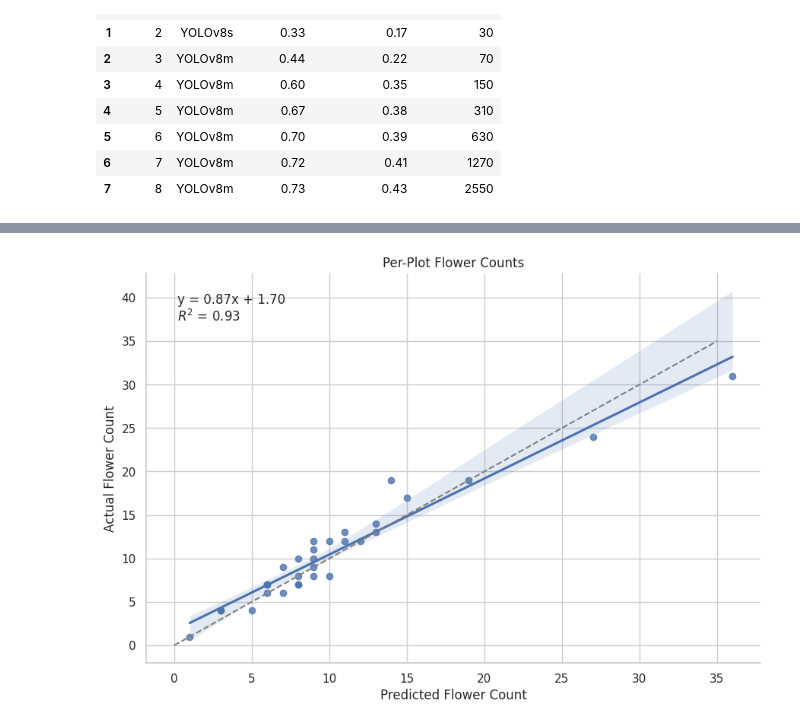
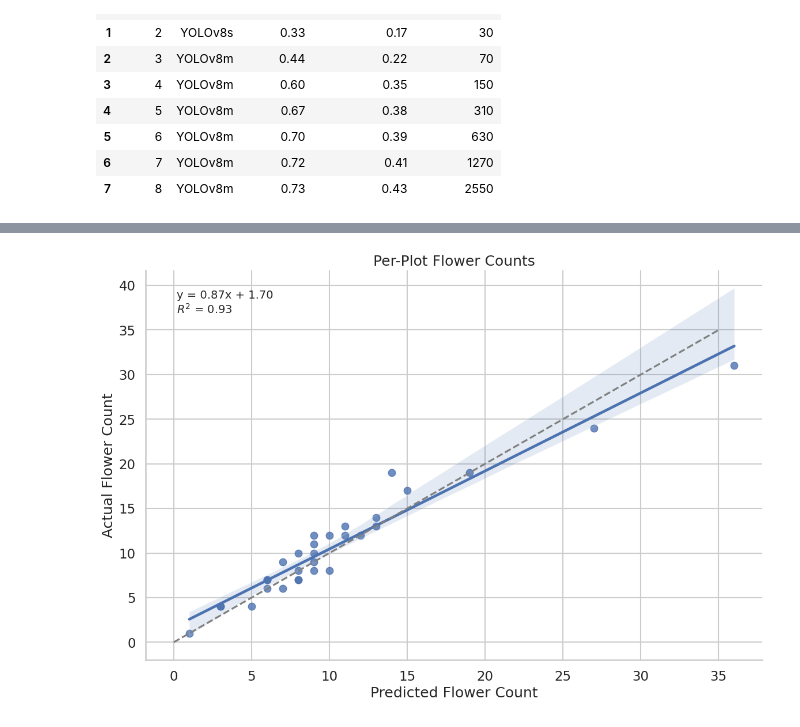
Before and after one commit to UGA-BSAIL/cotton_flower_mot, a Jupyter notebook: notebooks/generate_figures.ipynb, the cells around one changed output, grey strips where cells are left out. Cells and saved outputs as stored; diff of their text form; code cells hidden in the pictures.

```diff
--- a/notebooks/generate_figures.ipynb
+++ b/notebooks/generate_figures.ipynb
@@ -347,33 +341,33 @@ flower_count_data
 # %%
 import numpy as np
 
 # Create a scatter plot with a line of best fit.
-sns.lmplot(x='Predicted', y='Real', data=flower_count_data, height=6, aspect=1.5)
+sns.lmplot(x='Predicted', y='Real', data=flower_count_data, height=8, aspect=1.5)
 
 # Calculate the coefficients for the line of best fit
 slope, intercept = np.polyfit(flower_count_data['Predicted'], flower_count_data['Real'], 1)
 
 # Calculate R-squared value
 residuals = flower_count_data['Real'] - (slope * flower_count_data['Predicted'] + intercept)
 ss_res = np.sum(residuals ** 2)
 ss_tot = np.sum((flower_count_data['Real'] - np.mean(flower_count_data['Real'])) ** 2)
 r_squared = 1 - (ss_res / ss_tot)
 
 # Plot the line of best fit equation and R-squared value
 plt.annotate(f'y = {slope:.2f}x + {intercept:.2f}\n$R^2$ = {r_squared:.2f}',
              xy=(0.05, 0.95), xycoords='axes fraction',
-             fontsize=12, ha='left', va='top')
+             fontsize=14, ha='left', va='top')
 
 # Add the 1:1 line
 plt.plot([0, 35], [0, 35], linestyle='--', color='gray')
 
 # Set labels and title
 plt.xlabel('Predicted Flower Count')
 plt.ylabel('Actual Flower Count')
 plt.title('Per-Plot Flower Counts')
 
 # Show the plot
 plt.show()
 # %% [output]
 [interactive output not drawn]
-[figure, old version]
+[figure, new version]
```
Also changed, not shown: parts of 15 cells of this notebook, 9 other files.
